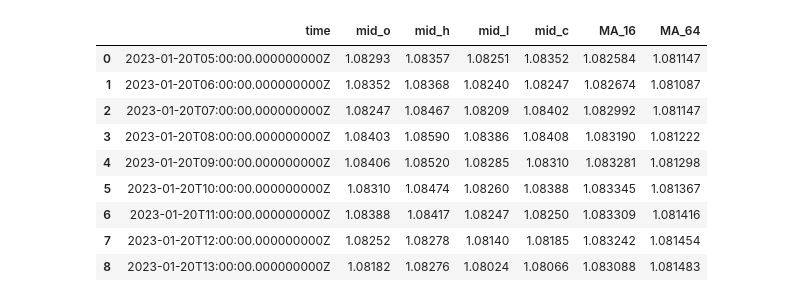
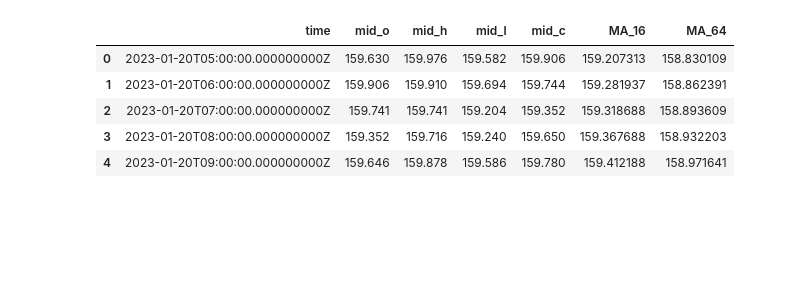
Before and after one commit to jiajie0225/ForexBot, a Jupyter notebook: candle_plot.ipynb, the cells around one changed output. Cells and saved outputs as stored; diff of their text form; code cells hidden in the pictures; blank space fills up the shorter version.

```diff
--- a/candle_plot.ipynb
+++ b/candle_plot.ipynb
@@ -33,15 +22,0 @@ for ma in ma_list:
-# %%
-df_ma.dropna(inplace=True)
-df_ma.reset_index(drop=True, inplace=True)
-df_ma.head(9)
-# %% [output]
-|  | time | mid_o | mid_h | mid_l | mid_c | MA_16 | MA_64 |
-| 0 | 2023-01-20T05:00:00.000000000Z | 1.08293 | 1.08357 | 1.08251 | 1.08352 | 1.082584 | 1.081147 |
-| 1 | 2023-01-20T06:00:00.000000000Z | 1.08352 | 1.08368 | 1.08240 | 1.08247 | 1.082674 | 1.081087 |
-| 2 | 2023-01-20T07:00:00.000000000Z | 1.08247 | 1.08467 | 1.08209 | 1.08402 | 1.082992 | 1.081147 |
-| 3 | 2023-01-20T08:00:00.000000000Z | 1.08403 | 1.08590 | 1.08386 | 1.08408 | 1.083190 | 1.081222 |
-| 4 | 2023-01-20T09:00:00.000000000Z | 1.08406 | 1.08520 | 1.08285 | 1.08310 | 1.083281 | 1.081298 |
-| 5 | 2023-01-20T10:00:00.000000000Z | 1.08310 | 1.08474 | 1.08260 | 1.08388 | 1.083345 | 1.081367 |
-| 6 | 2023-01-20T11:00:00.000000000Z | 1.08388 | 1.08417 | 1.08247 | 1.08250 | 1.083309 | 1.081416 |
-| 7 | 2023-01-20T12:00:00.000000000Z | 1.08252 | 1.08278 | 1.08140 | 1.08185 | 1.083242 | 1.081454 |
-| 8 | 2023-01-20T13:00:00.000000000Z | 1.08182 | 1.08276 | 1.08024 | 1.08066 | 1.083088 | 1.081483 |
@@ -52,3 +23,12 @@ df_ma['DIFF_PREV']= df_ma.DIFF.shift(1)
+# %%
+df_ma.head()
+# %% [output]
+|  | time | mid_o | mid_h | mid_l | mid_c | MA_16 | MA_64 |
+| 0 | 2023-01-20T05:00:00.000000000Z | 159.630 | 159.976 | 159.582 | 159.906 | 159.207313 | 158.830109 |
+| 1 | 2023-01-20T06:00:00.000000000Z | 159.906 | 159.910 | 159.694 | 159.744 | 159.281937 | 158.862391 |
+| 2 | 2023-01-20T07:00:00.000000000Z | 159.741 | 159.741 | 159.204 | 159.352 | 159.318688 | 158.893609 |
+| 3 | 2023-01-20T08:00:00.000000000Z | 159.352 | 159.716 | 159.240 | 159.650 | 159.367688 | 158.932203 |
+| 4 | 2023-01-20T09:00:00.000000000Z | 159.646 | 159.878 | 159.586 | 159.780 | 159.412188 | 158.971641 |
 # %%
 def is_trade(row):
     if row.DIFF >= 0 and row.DIFF_PREV < 0:
```
Also changed, not shown: parts of 17 cells of this notebook.
